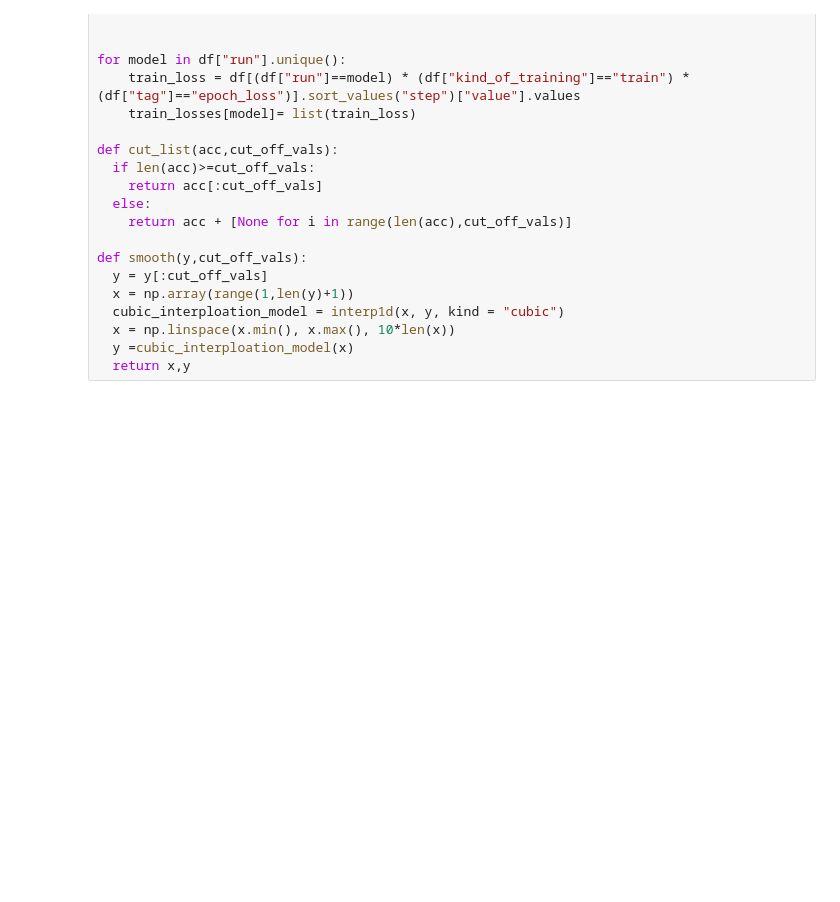
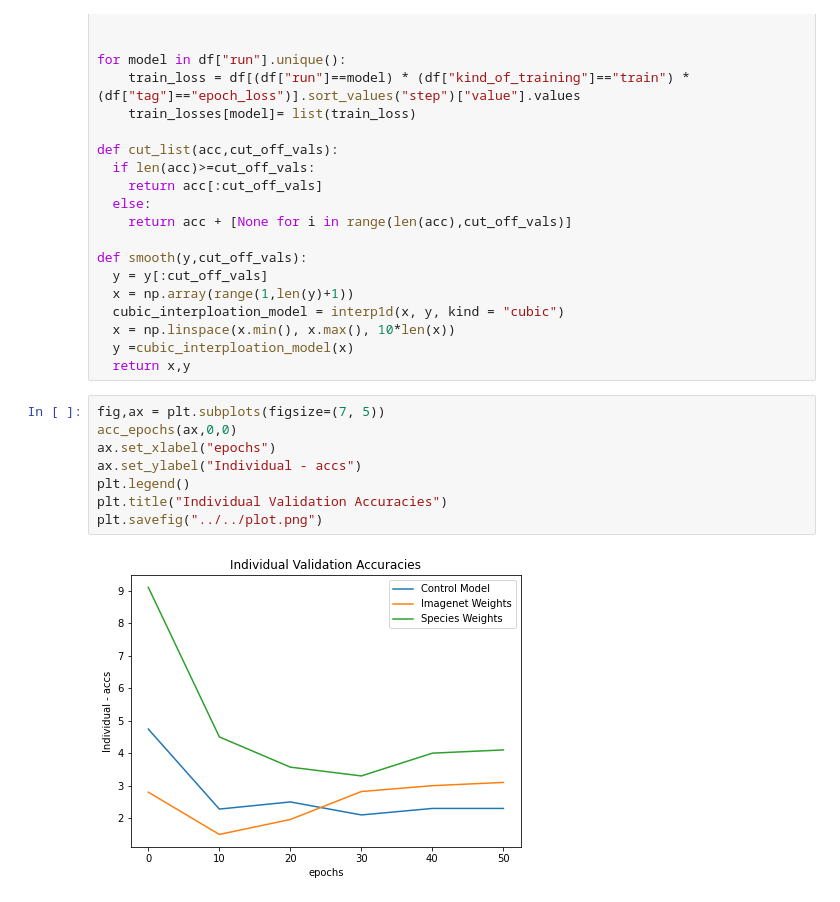
Before and after one commit to louiskhub/happywhale, a Jupyter notebook: visualizations/siamese_visualization.ipynb, the cells around one changed output. Cells and saved outputs as stored; diff of their text form; blank space fills up the shorter version.

```diff
--- a/visualizations/siamese_visualization.ipynb
+++ b/visualizations/siamese_visualization.ipynb
@@ -65,6 +65,16 @@ def smooth(y,cut_off_vals):
   x = np.linspace(x.min(), x.max(), 10*len(x))
   y =cubic_interploation_model(x)
   return x,y
+# %%
+fig,ax = plt.subplots(figsize=(7, 5))
+acc_epochs(ax,0,0)
+ax.set_xlabel("epochs")
+ax.set_ylabel("Individual - accs")
+plt.legend()
+plt.title("Individual Validation Accuracies")
+plt.savefig("../../plot.png")
+# %% [output]
+[figure, added]
 # %%
 #@title Accuracies Losses of Siamese Networks
 
```
Also changed, not shown: parts of 2 cells of this notebook, 1 other file.
